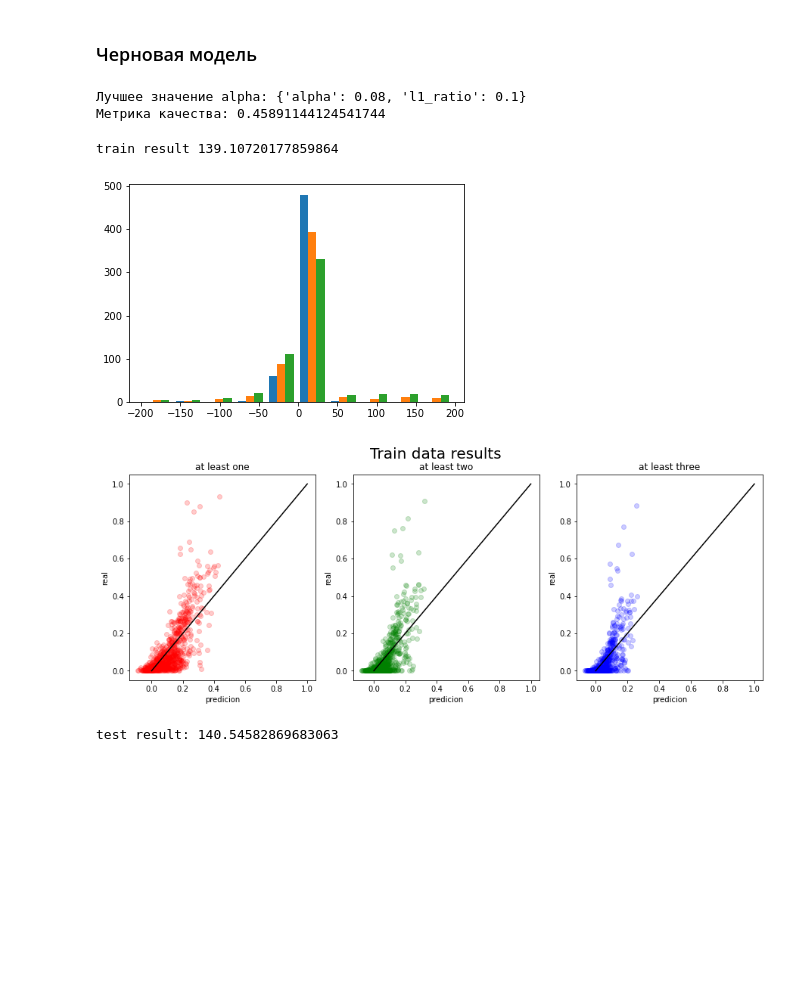
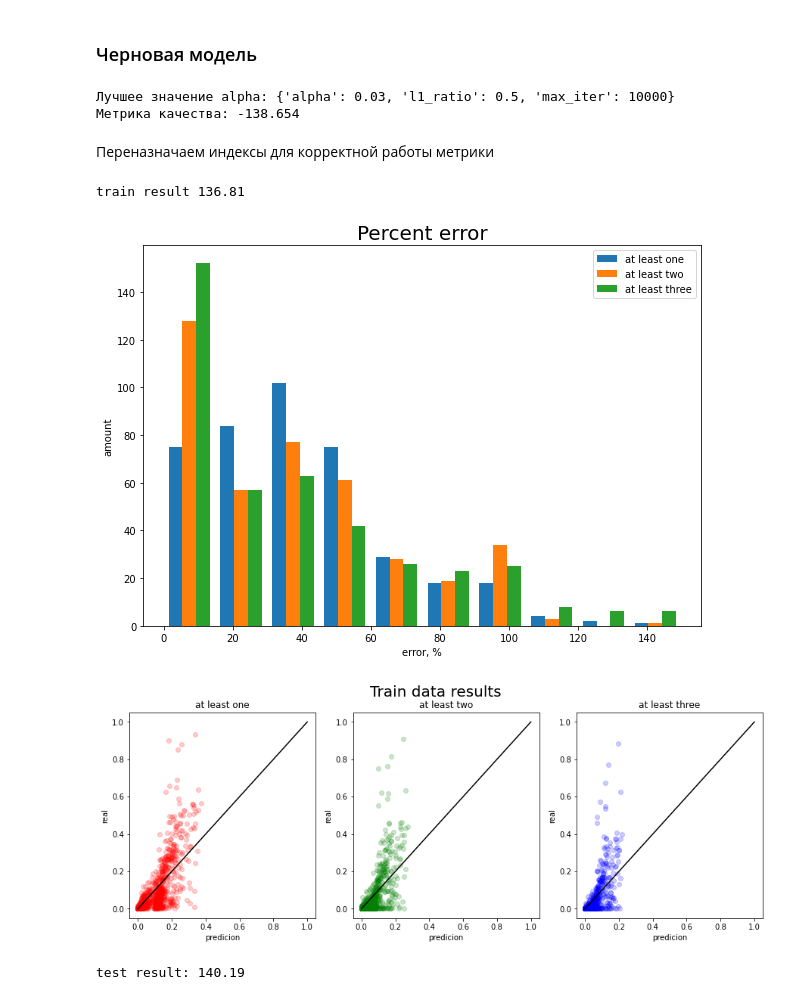
Before and after one commit to TimurPshITMO/VK_LL_2025, a Jupyter notebook: data_view.ipynb, the cells around one changed output. Drawn from its saved outputs; the diff is of its cells as text; code cells hidden in the pictures; blank space fills up the shorter version.

Commit message:
reg model fixed

```diff
--- a/data_view.ipynb
+++ b/data_view.ipynb
@@ -277,5 +291,3 @@ X_train, X_test, Y_train, Y_test = train_test_split(X, Y, test_size=0.2, random_
 X_train = X_train.fillna(0)
 normalizer_x = StandardScaler().fit(X_train)
 X_train = normalizer_x.transform(X_train)
-normalizer_y = StandardScaler().fit(Y_train)
-Y_train = normalizer_y.transform(Y_train)
@@ -324,19 +301,20 @@ from sklearn.metrics import make_scorer
 
 # Создание словаря, содержащего потенциальные значения альфа
 alpha_values = {
-    'alpha': [0.0001, 0.001, 0.01, 0.02, 0.03, 0.04, 0.05, 0.06, 0.08, 1, 2, 3, 5, 8, 10, 20, 50, 100],
-    'l1_ratio': [1e-5, 1e-3, 0.01, 0.1, 0.5, 0.7, 0.8, 0.9, 0.99, 0.999, 1]
+    'alpha' : [0.001, 0.005, 0.008, 0.01, 0.03, 0.05, 0.1, 0.3, 0.4, 0.5, 0.6, 0.8, 1, 2, 3, 5, 8, 10, 20, 50, 100],
+    'l1_ratio' : [0.001, 0.01,0.05, 0.1, 0.3, 0.5, 0.7, 0.8, 0.9, 0.99, 0.999, 1],
+    'max_iter' : [10000]
 }
 
 # Передача в GridSearchCV Ridge-модели, потенциальных альфа-значений,
 # метрики качества
-ridge = GridSearchCV(MultiTaskElasticNet(),
+model = GridSearchCV(MultiTaskElasticNet(),
                      alpha_values,
-                     #scoring=make_scorer(get_smoothed_mean_log_accuracy_ratio, greater_is_better=False),
-                     scoring='explained_variance',
+                     scoring=make_scorer(get_metric_for_ndarray, greater_is_better=False),
+                     #scoring='explained_variance',
                      cv=15)
 
-res = ridge.fit(X_train,Y_train)
+res = model.fit(X_train, Y_train.values)
 
 # обучение модели
 print('Лучшее значение alpha:', res.best_params_)
@@ -344,19 +322,32 @@ print('Лучшее значение alpha:', res.best_params_)
 # Вывод среднего значения neg_mean_squared_error
 print('Метрика качества:', res.best_score_)
 # %% [output]
-Лучшее значение alpha: {'alpha': 0.08, 'l1_ratio': 0.1}
-Метрика качества: 0.45891144124541744
+Лучшее значение alpha: {'alpha': 0.03, 'l1_ratio': 0.5, 'max_iter': 10000}
+Метрика качества: -138.654
+# %% [markdown]
+Переназначаем индексы для корректной работы метрики
+# %%
+Y_train = Y_train.reset_index(drop=True)
 # %%
-preds = ridge.predict(X_train)
+preds = pd.DataFrame(model.predict(X_train),columns=validate_answers.columns)
+preds = (preds>0)*preds
 
-print('train result',get_smoothed_mean_log_accuracy_ratio( Y_train, preds))
+print('train result', get_smoothed_mean_log_accuracy_ratio( Y_train, preds))
 # %% [output]
-train result 139.10720177859864
+train result 136.81
 # %%
-ae = (normalizer_y.inverse_transform(Y_train) - normalizer_y.inverse_transform(ridge.predict(X_train)))
-pe = ae/(normalizer_y.inverse_transform(Y_train)+0.0001)
-plt.hist(pe[((pe<200)*(pe>-200)).all(axis=1)])
+f = plt.figure(facecolor='white')
+f.set_figwidth(10)
+f.set_figheight(7)
 
+plt.title('Percent error', fontsize = 20)
+plt.xlabel('error, %')
+plt.ylabel('amount')
+
+ae = (Y_train - preds).abs()
+pe = ae/(Y_train+0.0001)*100
+plt.hist(pe[((pe<150)).all(axis=1)], bins=10)
+plt.legend(['at least one', 'at least two', 'at least three'])
 plt.show()
 # %% [output]
-[figure, old version]
+[figure, new version]
@@ -370,21 +358,21 @@ f.set_figheight(5)
 
 plt.suptitle('Train data results', fontsize = 20)
 plt.subplot(1,3,1)
-plt.scatter(preds[:,0], Y_train[:,0], color='r', alpha=0.2,)
+plt.scatter(preds['at_least_one'], Y_train['at_least_one'], color='r', alpha=0.2,)
 plt.title('at least one')
 plt.plot([0,1],[0,1], 'k')
 plt.xlabel('predicion')
 plt.ylabel('real')
 
 plt.subplot(1,3,2)
-plt.scatter(preds[:,1], Y_train[:,1], color='g', alpha=0.2)
+plt.scatter(preds['at_least_two'], Y_train['at_least_two'], color='g', alpha=0.2)
 plt.title('at least two')
 plt.plot([0,1],[0,1], 'k')
 plt.xlabel('predicion')
 plt.ylabel('real')
 
 plt.subplot(1,3,3)
-plt.scatter(preds[:,2], Y_train[:,2], color='b', alpha=0.2)
+plt.scatter(preds['at_least_three'], Y_train['at_least_three'], color='b', alpha=0.2)
 plt.title('at least three')
 plt.plot([0,1],[0,1], 'k')
 plt.xlabel('predicion')
@@ -392,15 +380,18 @@ plt.ylabel('real')
 
 plt.show()
 # %% [output]
-[figure, old version]
+[figure, new version]
 # %%
-preds_test = ridge.predict(normalizer_x.transform(X_test.fillna(0)))
+preds_test = pd.DataFrame(
+        model.predict(normalizer_x.transform(X_test.fillna(0))
+    ), columns=validate_answers.columns
+)
+preds_test = (preds_test>0)*preds_test
+Y_test = Y_test.reset_index(drop=True)
 
-print('test result:',get_smoothed_mean_log_accuracy_ratio( normalizer_y.transform(Y_test), preds_test))
-
-preds_test = normalizer_y.inverse_transform(preds_test)
+print('test result:',get_smoothed_mean_log_accuracy_ratio(Y_test, preds_test))
 # %% [output]
-test result: 140.54582869683063
+test result: 140.19
 # %%
 f = plt.figure(facecolor='white')
 f.set_figwidth(15)
```
Also changed, not shown: parts of 8 cells of this notebook.
